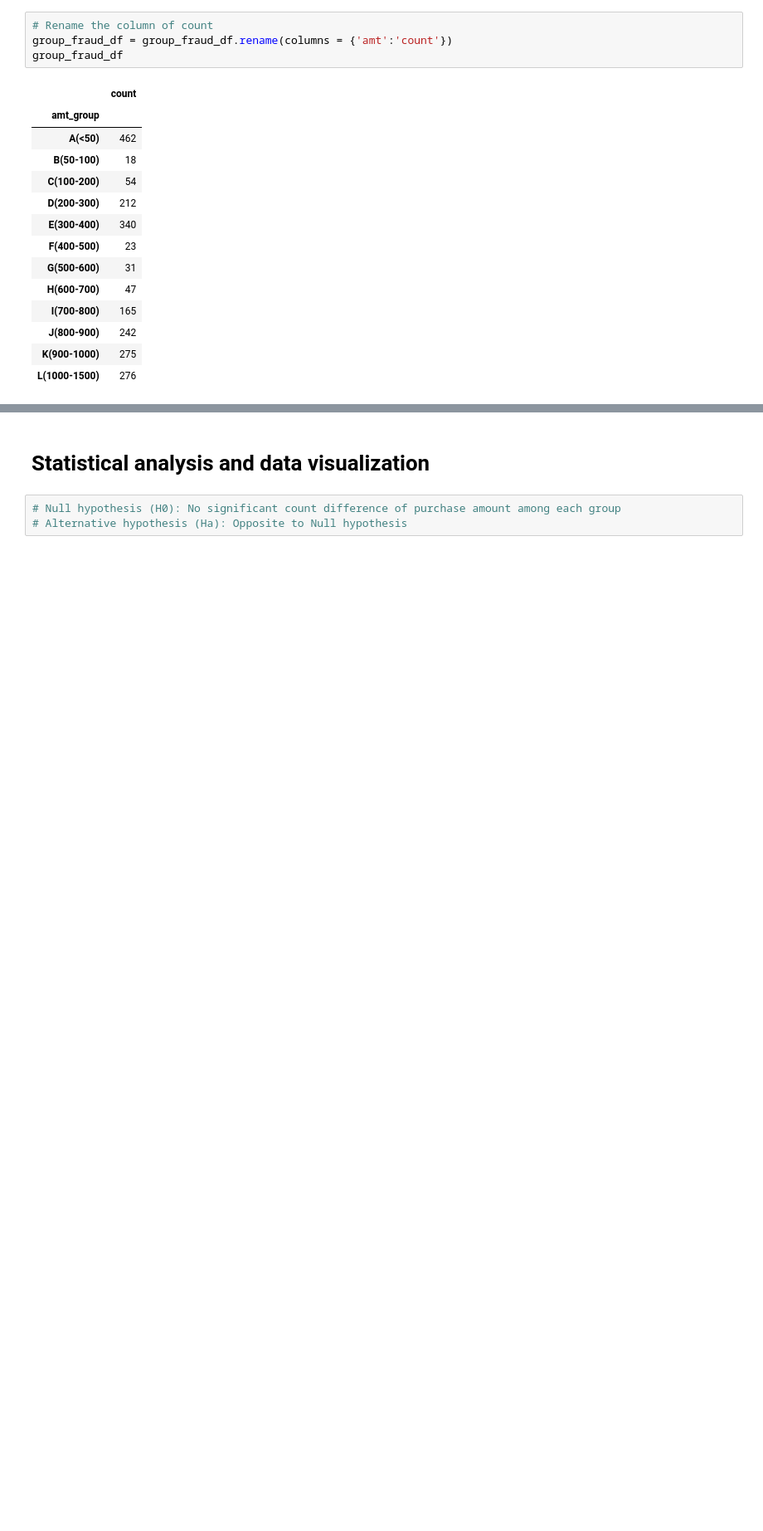
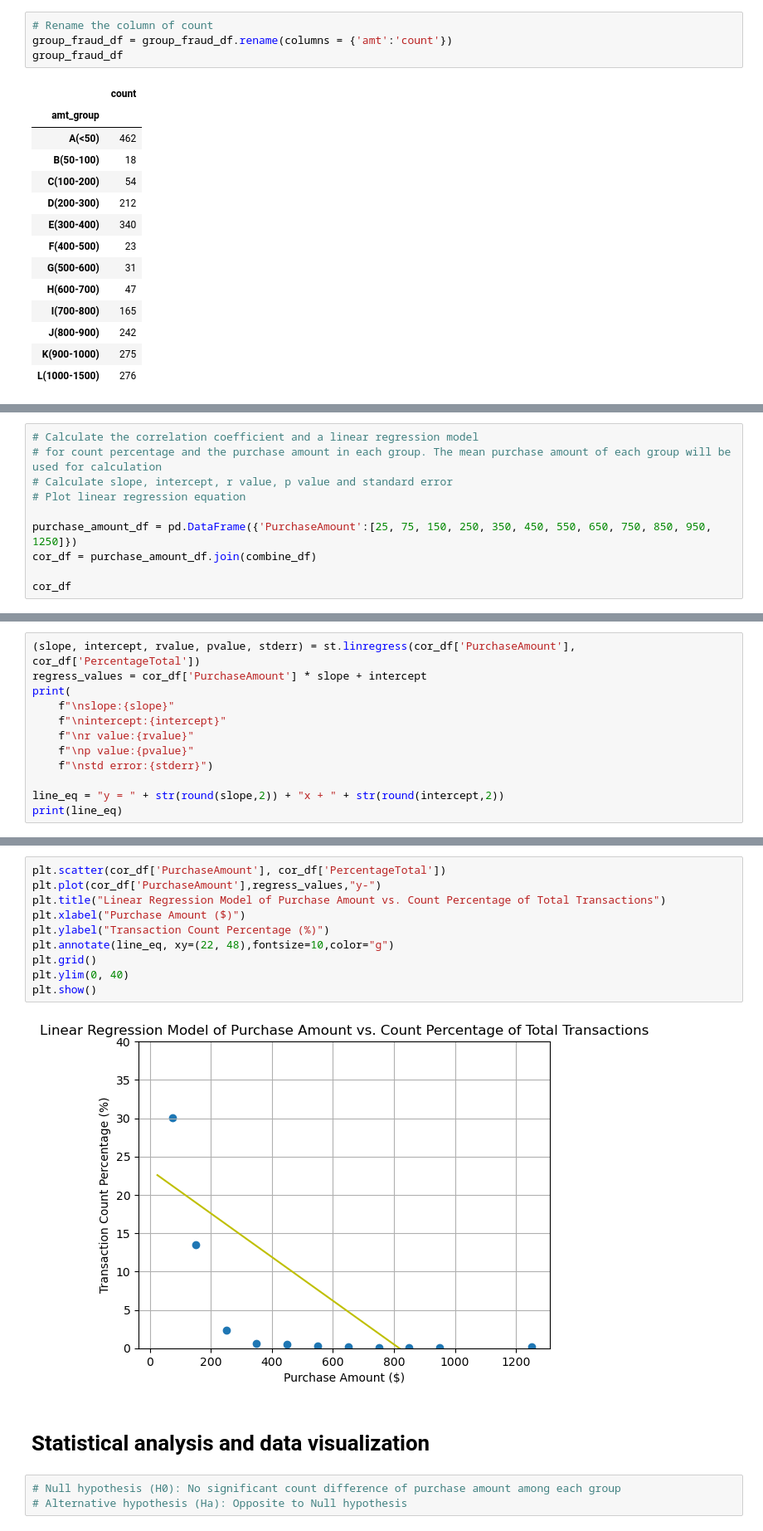
Before and after one commit to Mohammed-a-ali01/Project-1, a Jupyter notebook: fraudpy.ipynb, the cells around one changed output, grey strips where cells are left out. Shown at 83% size. Cells and saved outputs as stored; diff of their text form; blank space fills up the shorter version.

```diff
--- a/fraudpy.ipynb
+++ b/fraudpy.ipynb
@@ -201,0 +316,10 @@ plt.show()
+# %%
+# Calculate the correlation coefficient and a linear regression model
+# for count percentage and the purchase amount in each group. The mean purchase amount of each group will be used for calculation
+# Calculate slope, intercept, r value, p value and standard error
+# Plot linear regression equation
+
+purchase_amount_df = pd.DataFrame({'PurchaseAmount':[25, 75, 150, 250, 350, 450, 550, 650, 750, 850, 950, 1250]})
+cor_df = purchase_amount_df.join(combine_df)
+
+cor_df
@@ -201,0 +346,12 @@ plt.show()
+# %%
+(slope, intercept, rvalue, pvalue, stderr) = st.linregress(cor_df['PurchaseAmount'], cor_df['PercentageTotal'])
+regress_values = cor_df['PurchaseAmount'] * slope + intercept
+print(
+    f"\nslope:{slope}"
+    f"\nintercept:{intercept}"
+    f"\nr value:{rvalue}"
+    f"\np value:{pvalue}"
+    f"\nstd error:{stderr}")
+
+line_eq = "y = " + str(round(slope,2)) + "x + " + str(round(intercept,2))
+print(line_eq)
@@ -202,3 +365,15 @@ plt.show()
+# %%
+plt.scatter(cor_df['PurchaseAmount'], cor_df['PercentageTotal'])
+plt.plot(cor_df['PurchaseAmount'],regress_values,"y-")
+plt.title("Linear Regression Model of Purchase Amount vs. Count Percentage of Total Transactions")
+plt.xlabel("Purchase Amount ($)")
+plt.ylabel("Transaction Count Percentage (%)")
+plt.annotate(line_eq, xy=(22, 48),fontsize=10,color="g")
+plt.grid()
+plt.ylim(0, 40)
+plt.show()
+# %% [output]
+[figure, added]
 # %% [markdown]
 # Statistical analysis and data visualization
 # %%
```
Also changed, not shown: parts of 37 cells of this notebook.
